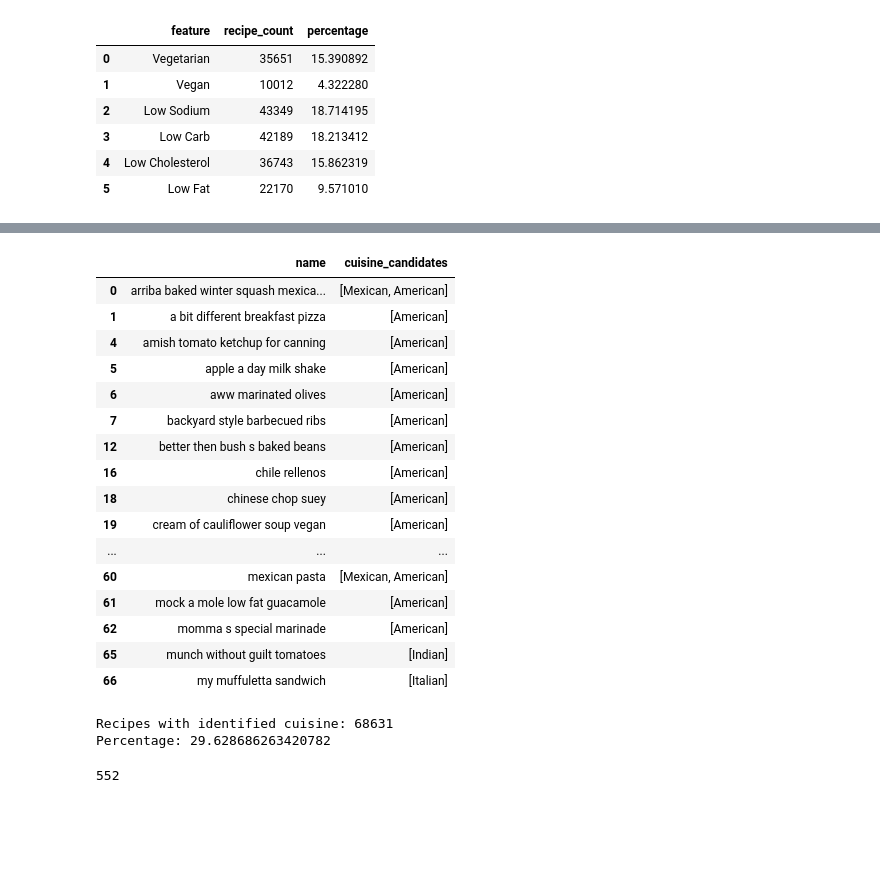
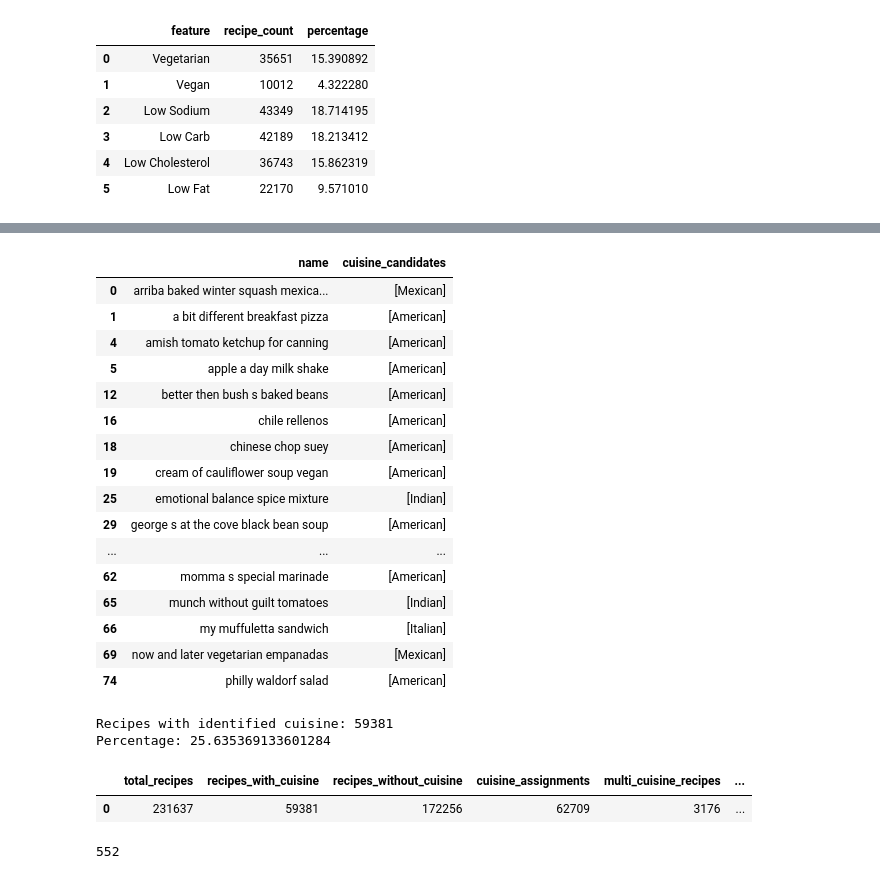
Before and after one commit to diwas10/Savora-AI-Meal-Planner-GC-1, a Jupyter notebook: eda/food.com_eda.ipynb, the cells around one changed output, grey strips where cells are left out. Saved outputs shown, nothing was run; the diff lists cells and outputs as text; code cells hidden in the pictures; blank space fills up the shorter version.

```diff
--- a/eda/food.com_eda.ipynb
+++ b/eda/food.com_eda.ipynb
@@ -924,42 +886,35 @@ plt.show()
 # %%
-def get_cuisines(tags):
-    found = []
-
-    for cuisine, keywords in cuisine_categories.items():
-        if any(keyword in str(tag).lower() for tag in tags for keyword in keywords):
-            found.append(cuisine)
-
-    return found
-
-
-recipes["cuisine_candidates"] = recipes["tags_list"].apply(get_cuisines)
+# Fail on malformed tag lists; normalize by stripping/lowercasing only.
+recipes["cuisine_candidates"] = recipes["tags"].apply(get_cuisines)
 
 recipes[recipes["cuisine_candidates"].apply(len) > 0][["name", "cuisine_candidates"]].head(20)
 # %% [output]
 |  | name | cuisine_candidates |
-| 0 | arriba baked winter squash mexica... | [Mexican, American] |
+| 0 | arriba baked winter squash mexica... | [Mexican] |
 | 1 | a bit different breakfast pizza | [American] |
 | 4 | amish tomato ketchup for canning | [American] |
 | 5 | apple a day milk shake | [American] |
-| 6 | aww marinated olives | [American] |
-| 7 | backyard style barbecued ribs | [American] |
 | 12 | better then bush s baked beans | [American] |
 | 16 | chile rellenos | [American] |
 | 18 | chinese chop suey | [American] |
 | 19 | cream of cauliflower soup vegan | [American] |
+| 25 | emotional balance spice mixture | [Indian] |
+| 29 | george s at the cove black bean soup | [American] |
 | ... | ... | ... |
-| 60 | mexican pasta | [Mexican, American] |
-| 61 | mock a mole low fat guacamole | [American] |
 | 62 | momma s special marinade | [American] |
 | 65 | munch without guilt tomatoes | [Indian] |
 | 66 | my muffuletta sandwich | [Italian] |
+| 69 | now and later vegetarian empanadas | [Mexican] |
+| 74 | philly waldorf salad | [American] |
 # %%
 recipes_with_cuisine = recipes["cuisine_candidates"].apply(len).gt(0)
 
-print("Recipes with identified cuisine:", recipes_with_cuisine.sum())
-
-print("Percentage:", recipes_with_cuisine.mean() * 100)
+print("Recipes with identified cuisine:", coverage["recipes_with_cuisine"])
+print("Percentage:", coverage["coverage_percentage"])
+pd.DataFrame([coverage])
 # %% [output]
-Recipes with identified cuisine: 68631
-Percentage: 29.628686263420782
+Recipes with identified cuisine: 59381
+Percentage: 25.635369133601284
+|  | total_recipes | recipes_with_cuisine | recipes_without_cuisine | cuisine_assignments | multi_cuisine_recipes | ... |
+| 0 | 231637 | 59381 | 172256 | 62709 | 3176 | ... |
 # %%
```
Also changed, not shown: parts of 9 cells of this notebook, 6 other files.
